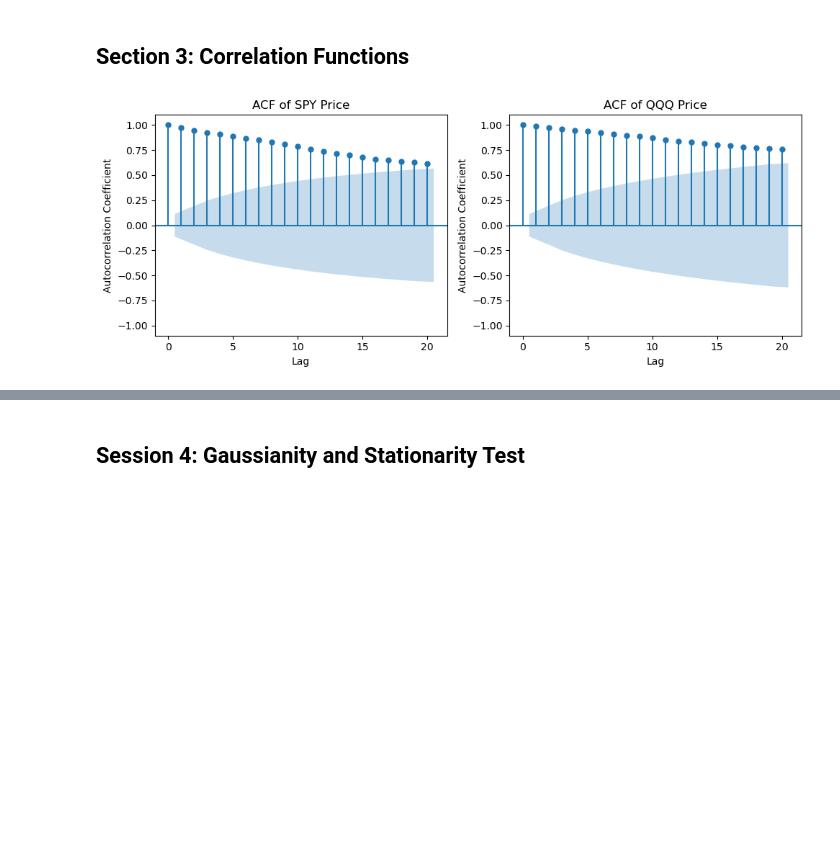
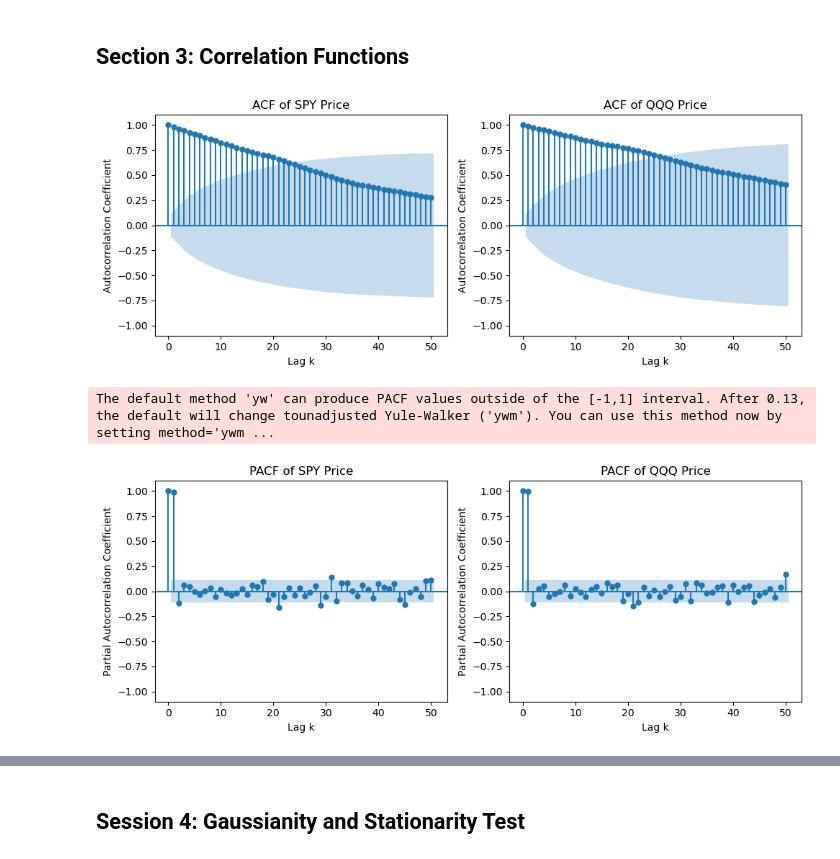
Before and after one commit to MC-Kangan/Algo_Trading_ETF_Analytics, a Jupyter notebook: etf_analysis.ipynb, the cells around one changed output, grey strips where cells are left out. Saved outputs shown, nothing was run; the diff lists cells and outputs as text; code cells hidden in the pictures; blank space fills up the shorter version.

```diff
--- a/etf_analysis.ipynb
+++ b/etf_analysis.ipynb
@@ -12,10 +14,12 @@ from datetime import datetime, timedelta
 COL = 'Close'
 ETF1 = 'SPY'
 ETF2 = 'QQQ'
+CONF = 0.05
+LAG = 50
 # %% [markdown]
 ## Section 1: Time Series
 # %%
-end_date = datetime(2023, 12, 31)
+end_date = datetime(2024, 2, 1)
 start_date = end_date - timedelta(days=450)
 
 # end_date = datetime.now()
@@ -161,20 +181,38 @@ def arima_model(df, col, order, show_summary = False):
 # %%
 # Plot the ACF
 fig, axs = plt.subplots(1, 2, figsize=(10, 4))
-plot_acf(ETF1_data[COL], lags=20, ax=axs[0])  # You can adjust the number of lags as needed
+plot_acf(ETF1_data[COL], lags=LAG, ax=axs[0])  # You can adjust the number of lags as needed
 axs[0].set_title(f'ACF of {ETF1} Price')
-axs[0].set_xlabel('Lag')
+axs[0].set_xlabel('Lag k')
 axs[0].set_ylabel('Autocorrelation Coefficient')
 axs[0].set_ylim(-1.1, 1.1)
 
-plot_acf(ETF2_data[COL], lags=20, ax=axs[1])  # You can adjust the number of lags as needed
+plot_acf(ETF2_data[COL], lags=LAG, ax=axs[1])  # You can adjust the number of lags as needed
 axs[1].set_title(f'ACF of {ETF2} Price')
-axs[1].set_xlabel('Lag')
+axs[1].set_xlabel('Lag k')
 axs[1].set_ylabel('Autocorrelation Coefficient')
 axs[1].set_ylim(-1.1, 1.1)
 
 plt.tight_layout()
 plt.show()
+
+# Plot the PACF
+fig, axs = plt.subplots(1, 2, figsize=(10, 4))
+plot_pacf(ETF1_data[COL], lags=LAG, ax=axs[0])  # You can adjust the number of lags as needed
+axs[0].set_title(f'PACF of {ETF1} Price')
+axs[0].set_xlabel('Lag k')
+axs[0].set_ylabel('Partial Autocorrelation Coefficient')
+axs[0].set_ylim(-1.1, 1.1)
+
+plot_pacf(ETF2_data[COL], lags=LAG, ax=axs[1])  # You can adjust the number of lags as needed
+axs[1].set_title(f'PACF of {ETF2} Price')
+axs[1].set_xlabel('Lag k')
+axs[1].set_ylabel('Partial Autocorrelation Coefficient')
+axs[1].set_ylim(-1.1, 1.1)
+plt.tight_layout()
+plt.show()
 # %% [output]
-[figure, old version]
+[figure, new version]
+The default method 'yw' can produce PACF values outside of the [-1,1] interval. After 0.13, the default will change tounadjusted Yule-Walker ('ywm'). You can use this method now by setting method='ywm ...
+[figure, added]
 # %%
```
Also changed, not shown: parts of 16 cells of this notebook, 3 other files.
